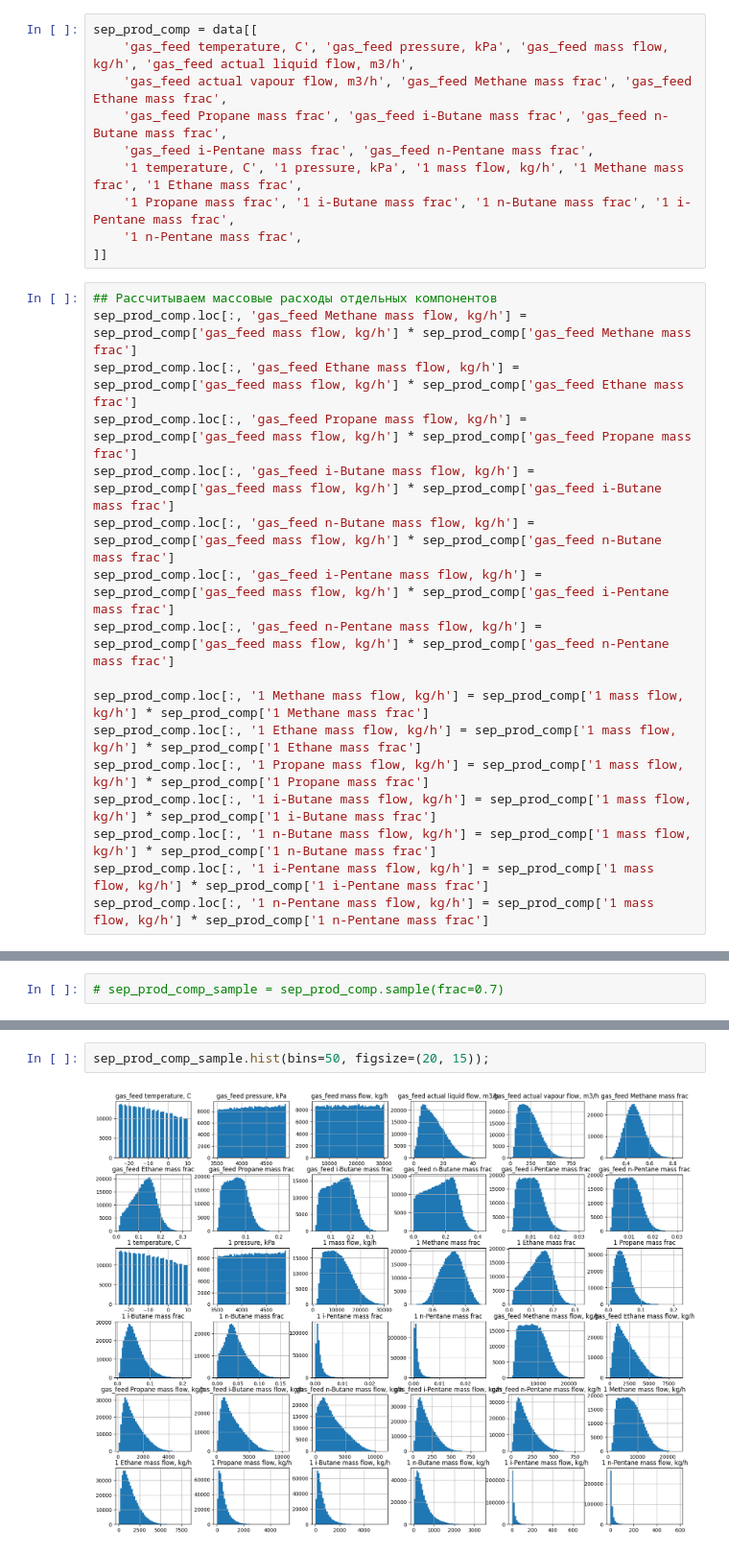
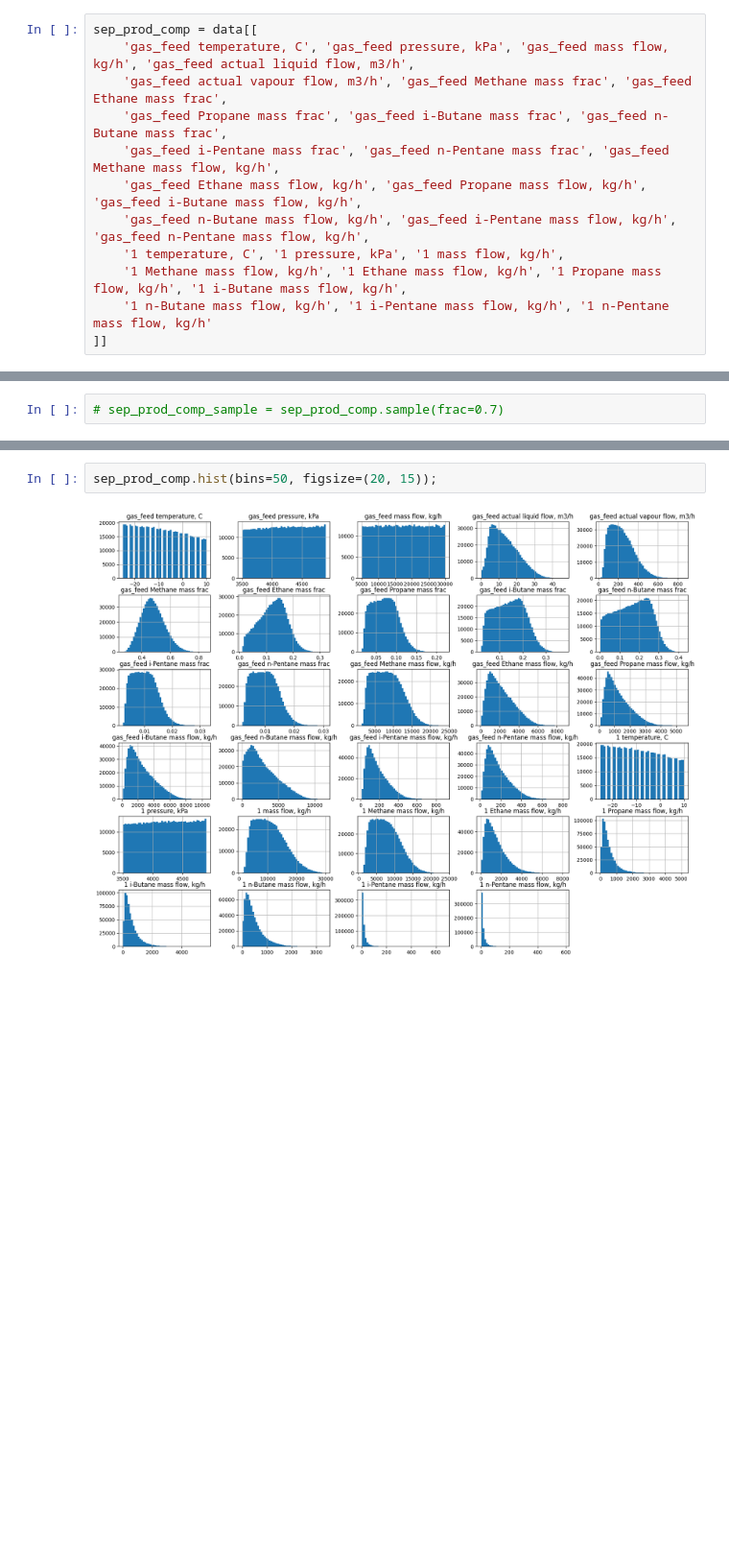
Before and after one commit to Rus-tam/AI_models, a Jupyter notebook: low_temp_dist_17_04.ipynb, the cells around one changed output, grey strips where cells are left out. Shown at 96% size. Saved outputs shown, nothing was run; the diff lists cells and outputs as text; blank space fills up the shorter version.

Commit message:
updated sep top prod composition model and new expander gas temp model

```diff
--- a/low_temp_dist_17_04.ipynb
+++ b/low_temp_dist_17_04.ipynb
@@ -308,25 +325,10 @@ sep_prod_comp = data[[
     'gas_feed temperature, C', 'gas_feed pressure, kPa', 'gas_feed mass flow, kg/h', 'gas_feed actual liquid flow, m3/h',
     'gas_feed actual vapour flow, m3/h', 'gas_feed Methane mass frac', 'gas_feed Ethane mass frac',
     'gas_feed Propane mass frac', 'gas_feed i-Butane mass frac', 'gas_feed n-Butane mass frac',
-    'gas_feed i-Pentane mass frac', 'gas_feed n-Pentane mass frac',
-    '1 temperature, C', '1 pressure, kPa', '1 mass flow, kg/h', '1 Methane mass frac', '1 Ethane mass frac',
-    '1 Propane mass frac', '1 i-Butane mass frac', '1 n-Butane mass frac', '1 i-Pentane mass frac',
-    '1 n-Pentane mass frac',
+    'gas_feed i-Pentane mass frac', 'gas_feed n-Pentane mass frac', 'gas_feed Methane mass flow, kg/h',
+    'gas_feed Ethane mass flow, kg/h', 'gas_feed Propane mass flow, kg/h', 'gas_feed i-Butane mass flow, kg/h',
+    'gas_feed n-Butane mass flow, kg/h', 'gas_feed i-Pentane mass flow, kg/h', 'gas_feed n-Pentane mass flow, kg/h',
+    '1 temperature, C', '1 pressure, kPa', '1 mass flow, kg/h',
+    '1 Methane mass flow, kg/h', '1 Ethane mass flow, kg/h', '1 Propane mass flow, kg/h', '1 i-Butane mass flow, kg/h',
+    '1 n-Butane mass flow, kg/h', '1 i-Pentane mass flow, kg/h', '1 n-Pentane mass flow, kg/h'
 ]]
-# %%
-## Рассчитываем массовые расходы отдельных компонентов
-sep_prod_comp.loc[:, 'gas_feed Methane mass flow, kg/h'] = sep_prod_comp['gas_feed mass flow, kg/h'] * sep_prod_comp['gas_feed Methane mass frac']
-sep_prod_comp.loc[:, 'gas_feed Ethane mass flow, kg/h'] = sep_prod_comp['gas_feed mass flow, kg/h'] * sep_prod_comp['gas_feed Ethane mass frac']
-sep_prod_comp.loc[:, 'gas_feed Propane mass flow, kg/h'] = sep_prod_comp['gas_feed mass flow, kg/h'] * sep_prod_comp['gas_feed Propane mass frac']
-sep_prod_comp.loc[:, 'gas_feed i-Butane mass flow, kg/h'] = sep_prod_comp['gas_feed mass flow, kg/h'] * sep_prod_comp['gas_feed i-Butane mass frac']
-sep_prod_comp.loc[:, 'gas_feed n-Butane mass flow, kg/h'] = sep_prod_comp['gas_feed mass flow, kg/h'] * sep_prod_comp['gas_feed n-Butane mass frac']
-sep_prod_comp.loc[:, 'gas_feed i-Pentane mass flow, kg/h'] = sep_prod_comp['gas_feed mass flow, kg/h'] * sep_prod_comp['gas_feed i-Pentane mass frac']
-sep_prod_comp.loc[:, 'gas_feed n-Pentane mass flow, kg/h'] = sep_prod_comp['gas_feed mass flow, kg/h'] * sep_prod_comp['gas_feed n-Pentane mass frac']
-
-sep_prod_comp.loc[:, '1 Methane mass flow, kg/h'] = sep_prod_comp['1 mass flow, kg/h'] * sep_prod_comp['1 Methane mass frac']
-sep_prod_comp.loc[:, '1 Ethane mass flow, kg/h'] = sep_prod_comp['1 mass flow, kg/h'] * sep_prod_comp['1 Ethane mass frac']
-sep_prod_comp.loc[:, '1 Propane mass flow, kg/h'] = sep_prod_comp['1 mass flow, kg/h'] * sep_prod_comp['1 Propane mass frac']
-sep_prod_comp.loc[:, '1 i-Butane mass flow, kg/h'] = sep_prod_comp['1 mass flow, kg/h'] * sep_prod_comp['1 i-Butane mass frac']
-sep_prod_comp.loc[:, '1 n-Butane mass flow, kg/h'] = sep_prod_comp['1 mass flow, kg/h'] * sep_prod_comp['1 n-Butane mass frac']
-sep_prod_comp.loc[:, '1 i-Pentane mass flow, kg/h'] = sep_prod_comp['1 mass flow, kg/h'] * sep_prod_comp['1 i-Pentane mass frac']
-sep_prod_comp.loc[:, '1 n-Pentane mass flow, kg/h'] = sep_prod_comp['1 mass flow, kg/h'] * sep_prod_comp['1 n-Pentane mass frac']
@@ -366,5 +350,5 @@ sep_prod_comp_sample.describe()
 # %%
-sep_prod_comp_sample.hist(bins=50, figsize=(20, 15));
+sep_prod_comp.hist(bins=50, figsize=(20, 15));
 # %% [output]
-[figure, old version]
+[figure, new version]
 # %%
```
Also changed, not shown: parts of 26 cells of this notebook, 2 other files.
